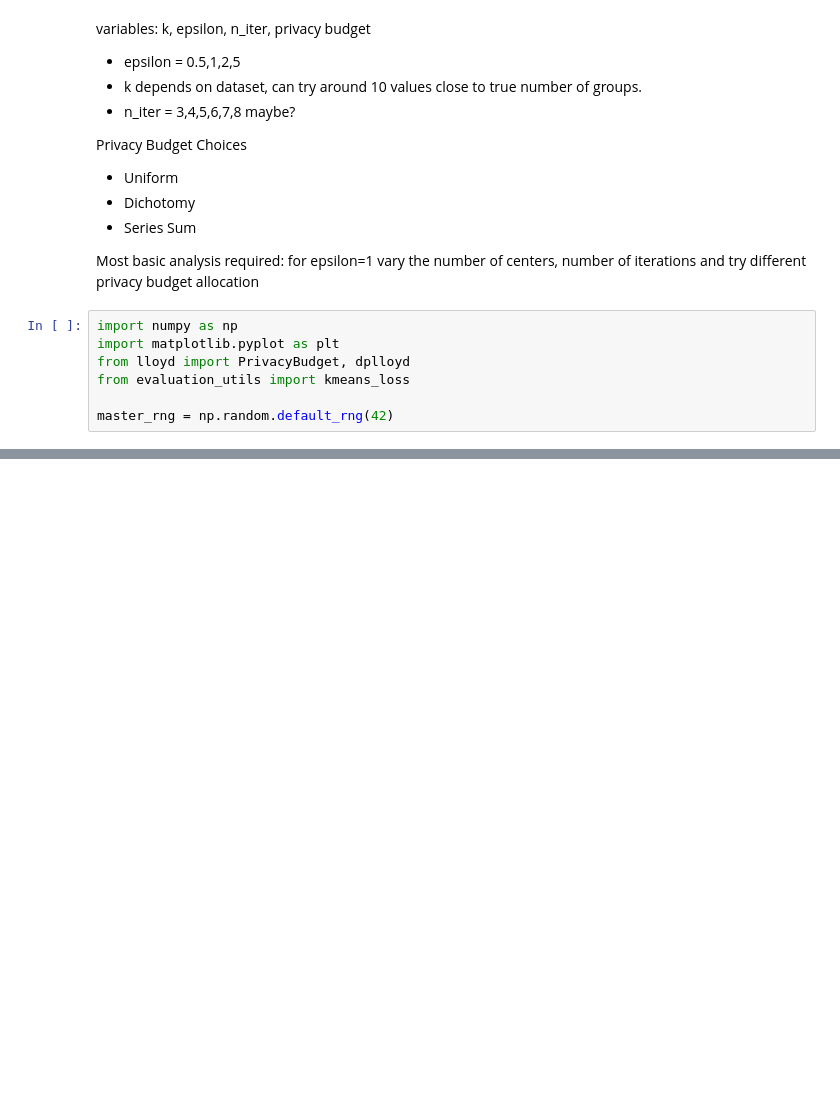
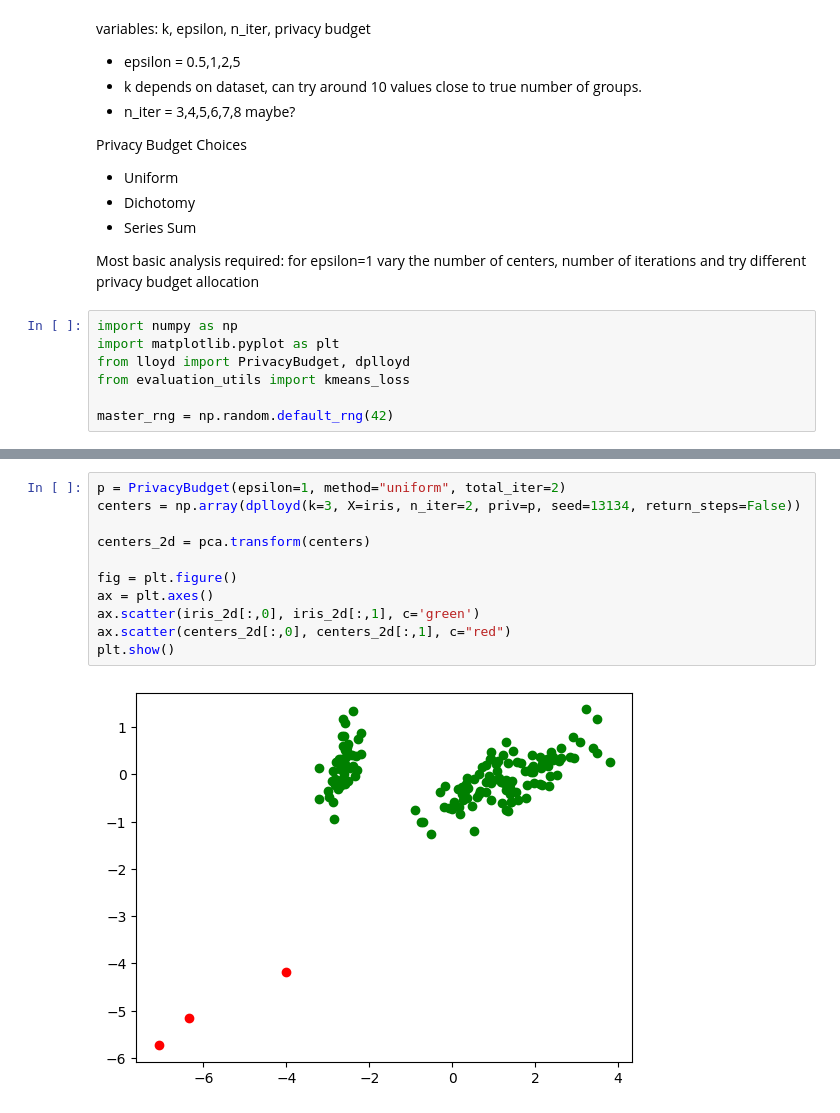
Before and after one commit to amy-ln/dpclustering, a Jupyter notebook: dplloyd-experiment.ipynb, the cells around one changed output, grey strips where cells are left out. Drawn from its saved outputs; the diff is of its cells as text; blank space fills up the shorter version.

```diff
--- a/dplloyd-experiment.ipynb
+++ b/dplloyd-experiment.ipynb
@@ -160,0 +203,13 @@ KeyboardInterrupt:
+# %%
+p = PrivacyBudget(epsilon=1, method="uniform", total_iter=2)
+centers = np.array(dplloyd(k=3, X=iris, n_iter=2, priv=p, seed=13134, return_steps=False))
+
+centers_2d = pca.transform(centers)
+
+fig = plt.figure()
+ax = plt.axes()
+ax.scatter(iris_2d[:,0], iris_2d[:,1], c='green')
+ax.scatter(centers_2d[:,0], centers_2d[:,1], c="red")
+plt.show()
+# %% [output]
+[figure, added]
```
Also changed, not shown: parts of 13 cells of this notebook, 2 other files.
